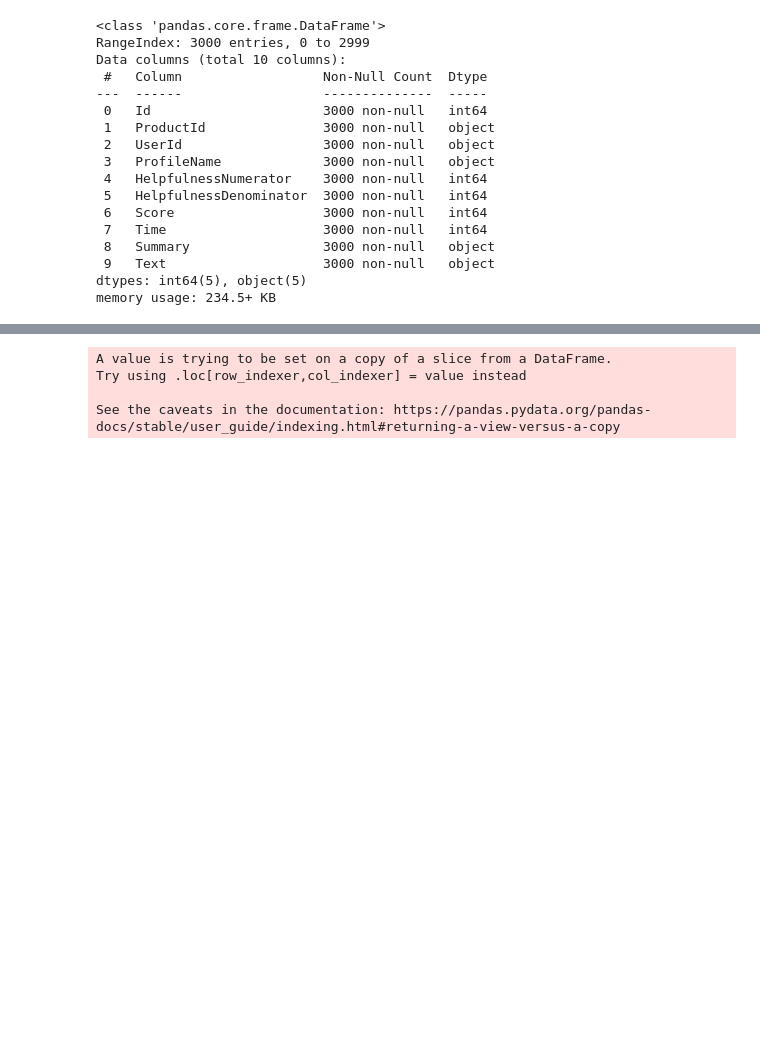
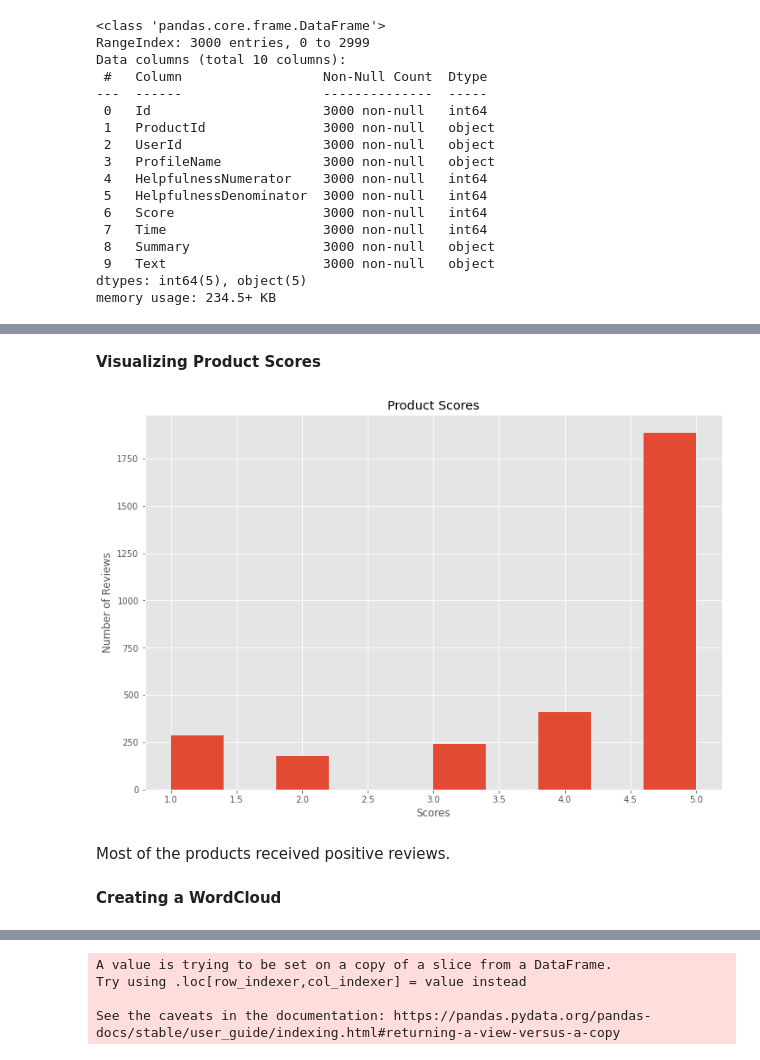
Before and after one commit to JoshuaOmondi/COVID-19, a Jupyter notebook: Amazon_Fine_Food_Reviews.ipynb, the cells around one changed output, grey strips where cells are left out. Cells and saved outputs as stored; diff of their text form; code cells hidden in the pictures; blank space fills up the shorter version.

```diff
--- a/Amazon_Fine_Food_Reviews.ipynb
+++ b/Amazon_Fine_Food_Reviews.ipynb
@@ -63,0 +56,18 @@ fig.show()
+# %% [markdown]
+**Visualizing Product Scores**
+# %%
+x = df['Score']
+
+plt.figure(figsize = (12,8))
+plt.style.use('ggplot')
+plt.xlabel('Scores')
+plt.ylabel('Number of Reviews')
+plt.hist(x)
+plt.title('Product Scores')
+plt.show()
+# %% [output]
+[figure, added]
+# %% [markdown]
+Most of the products received positive reviews.
+# %% [markdown]
+**Creating a WordCloud**
```
Also changed, not shown: parts of 12 cells of this notebook.
